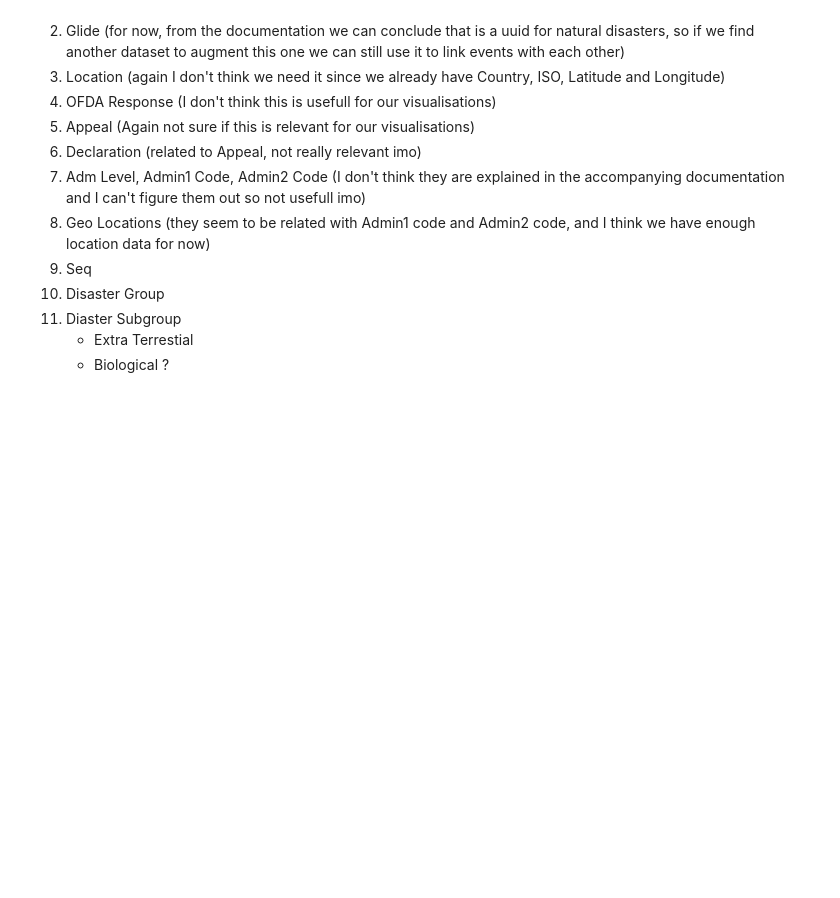
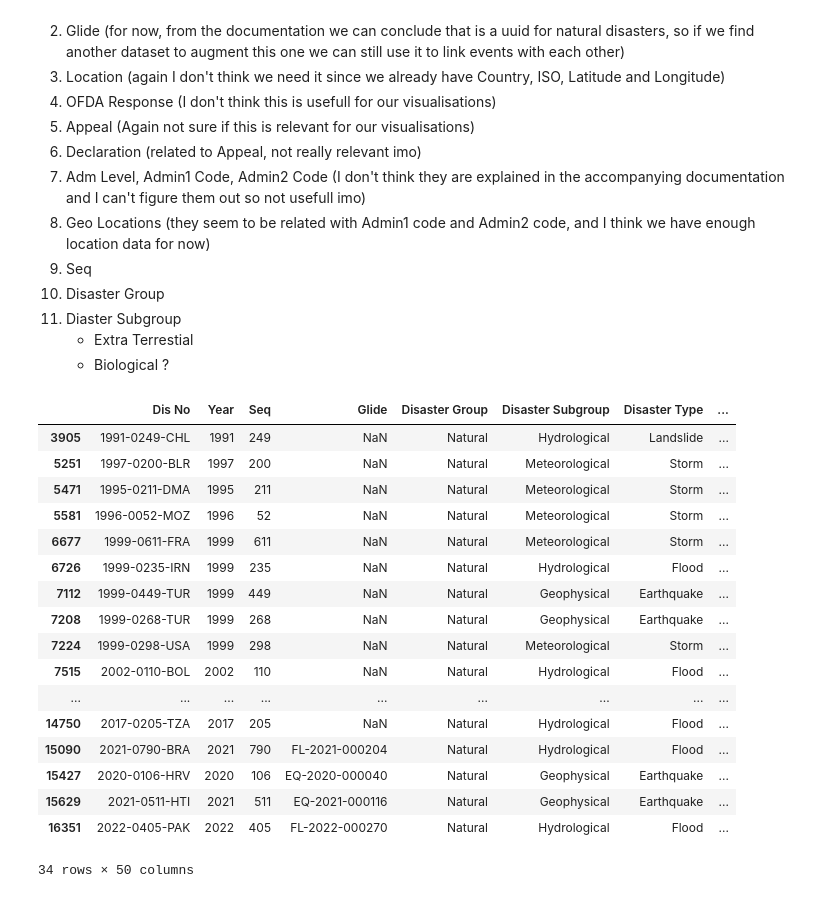
Before and after one commit to RafaelBackx/InformationVisualisation2023, a Jupyter notebook: Data/Analysis-Preprocessing/dataset_analysis.ipynb, the cells around one changed output. Cells and saved outputs as stored; diff of their text form; code cells hidden in the pictures; blank space fills up the shorter version.

```diff
--- a/Data/Analysis-Preprocessing/dataset_analysis.ipynb
+++ b/Data/Analysis-Preprocessing/dataset_analysis.ipynb
@@ -90,3 +90,24 @@ I propose we drop the following columns:
 12. Diaster Subgroup
     - Extra Terrestial
     - Biological ?
+# %%
+df_events[~df_events['Reconstruction Costs (\'000 US$)'].isna()]
+# %% [output]
+|  | Dis No | Year | Seq | Glide | Disaster Group | Disaster Subgroup | Disaster Type | ... |
+| 3905 | 1991-0249-CHL | 1991 | 249 | NaN | Natural | Hydrological | Landslide | ... |
+| 5251 | 1997-0200-BLR | 1997 | 200 | NaN | Natural | Meteorological | Storm | ... |
+| 5471 | 1995-0211-DMA | 1995 | 211 | NaN | Natural | Meteorological | Storm | ... |
+| 5581 | 1996-0052-MOZ | 1996 | 52 | NaN | Natural | Meteorological | Storm | ... |
+| 6677 | 1999-0611-FRA | 1999 | 611 | NaN | Natural | Meteorological | Storm | ... |
+| 6726 | 1999-0235-IRN | 1999 | 235 | NaN | Natural | Hydrological | Flood | ... |
+| 7112 | 1999-0449-TUR | 1999 | 449 | NaN | Natural | Geophysical | Earthquake | ... |
+| 7208 | 1999-0268-TUR | 1999 | 268 | NaN | Natural | Geophysical | Earthquake | ... |
+| 7224 | 1999-0298-USA | 1999 | 298 | NaN | Natural | Meteorological | Storm | ... |
+| 7515 | 2002-0110-BOL | 2002 | 110 | NaN | Natural | Hydrological | Flood | ... |
+| ... | ... | ... | ... | ... | ... | ... | ... | ... |
+| 14750 | 2017-0205-TZA | 2017 | 205 | NaN | Natural | Hydrological | Flood | ... |
+| 15090 | 2021-0790-BRA | 2021 | 790 | FL-2021-000204 | Natural | Hydrological | Flood | ... |
+| 15427 | 2020-0106-HRV | 2020 | 106 | EQ-2020-000040 | Natural | Geophysical | Earthquake | ... |
+| 15629 | 2021-0511-HTI | 2021 | 511 | EQ-2021-000116 | Natural | Geophysical | Earthquake | ... |
+| 16351 | 2022-0405-PAK | 2022 | 405 | FL-2022-000270 | Natural | Hydrological | Flood | ... |
+34 rows × 50 columns
```
Also changed, not shown: parts of 2 cells of this notebook, 4 other files.
